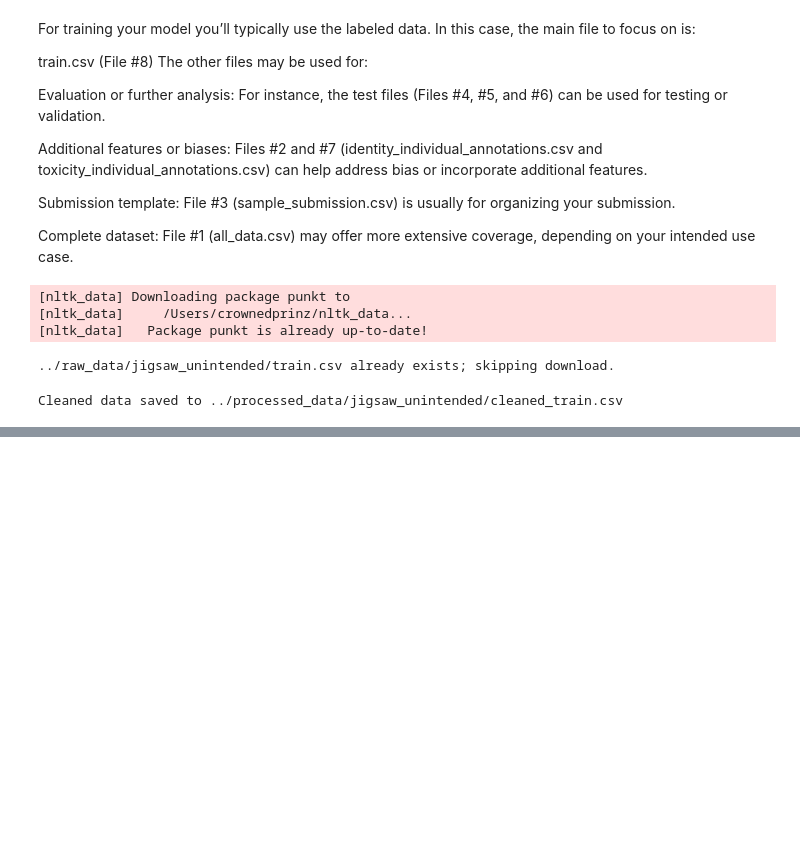
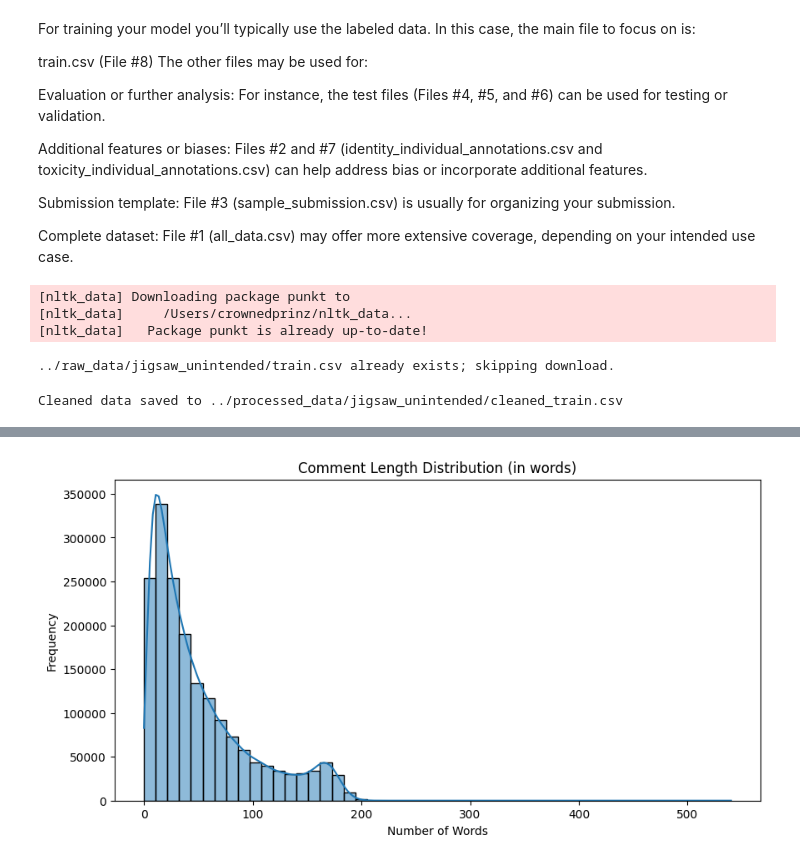
Before and after one commit to Crownedprinz/dual-stage-toxic-comment-detection-system, a Jupyter notebook: notebooks/jigsaw_unintended_bias.ipynb, the cells around one changed output, grey strips where cells are left out. Cells and saved outputs as stored; diff of their text form; code cells hidden in the pictures; blank space fills up the shorter version.

Commit message:
Performed EDA tasks - summarizing the target variable, exploring comment lengths, checking identity distribution, and visualizing data with word clouds.

```diff
--- a/notebooks/jigsaw_unintended_bias.ipynb
+++ b/notebooks/jigsaw_unintended_bias.ipynb
@@ -104,0 +116,91 @@ Cleaned data saved to ../processed_data/jigsaw_unintended/cleaned_train.csv
+# %%
+import os
+import pandas as pd
+import matplotlib.pyplot as plt
+import seaborn as sns
+from wordcloud import WordCloud, STOPWORDS
+
+# File path for cleaned data
+cleaned_train = os.path.join("../processed_data", "jigsaw_unintended", "cleaned_train.csv")
+
+# Load the cleaned dataset
+df = pd.read_csv(cleaned_train)
+
+# ===========================
+# 1. Summary Statistics
+# ===========================
+if 'toxicity' in df.columns:
+    print("Toxicity Summary Statistics:")
+    print(df['toxicity'].describe())
+
+    plt.figure(figsize=(8, 4))
+    df['toxicity'].value_counts().plot(kind='bar')
+    plt.title('Distribution of Toxicity')
+    plt.xlabel('Toxicity Label')
+    plt.ylabel('Count')
+    plt.show()
+
+# ===========================
+# 2. Comment Length Distribution
+# ===========================
+if 'comment_text' in df.columns:
+    # Compute word count for each comment# Compute word count for each comment, ensuring a string is used
+    df['word_count'] = df['comment_text'].fillna("").apply(lambda x: len(str(x).split()))
+    print(f"Average words per comment: {df['word_count'].mean():.2f}")
+
+    plt.figure(figsize=(10, 5))
+    sns.histplot(df['word_count'], bins=50, kde=True)
+    plt.title('Comment Length Distribution (in words)')
+    plt.xlabel('Number of Words')
+    plt.ylabel('Frequency')
+    plt.show()
+
+# ===========================
+# 3. Identity Attributes (if available)
+# ===========================
+# List any identity-related columns you expect to see in your dataset.
+identity_cols = ['male', 'female', 'christian', 'jewish', 'muslim']
+identity_cols = [col for col in identity_cols if col in df.columns]
+
+if identity_cols:
+    print("Identity Attributes (average values):")
+    print(df[identity_cols].mean())
+
+    plt.figure(figsize=(8, 4))
+    df[identity_cols].mean().plot(kind='bar')
+    plt.title('Average Identity Attributes')
+    plt.xlabel('Identity')
+    plt.ylabel('Average Score / Frequency')
+    plt.show()
+
+# ===========================
+# 4. Word Clouds for Toxic vs. Non-Toxic Comments
+# ===========================
+# Define a threshold to separate toxic from non-toxic comments.
+# Adjust the threshold based on your label encoding.
+if 'toxicity' in df.columns and 'comment_text' in df.columns:
+    toxic_comments = " ".join(df[df['toxicity'] > 0.5]['comment_text'].astype(str).tolist())
+    non_toxic_comments = " ".join(df[df['toxicity'] <= 0.5]['comment_text'].astype(str).tolist())
+
+    wordcloud_toxic = WordCloud(width=800, height=400,
+                                stopwords=set(STOPWORDS),
+                                background_color='white').generate(toxic_comments)
+
+    wordcloud_non_toxic = WordCloud(width=800, height=400,
+                                    stopwords=set(STOPWORDS),
+                                    background_color='white').generate(non_toxic_comments)
+
+    plt.figure(figsize=(16, 8))
+
+    plt.subplot(1, 2, 1)
+    plt.imshow(wordcloud_toxic, interpolation='bilinear')
+    plt.axis('off')
+    plt.title('Toxic Comments Word Cloud')
+
+    plt.subplot(1, 2, 2)
+    plt.imshow(wordcloud_non_toxic, interpolation='bilinear')
+    plt.axis('off')
+    plt.title('Non-Toxic Comments Word Cloud')
+
+    plt.show()
+# %% [output]
@@ -104,0 +208 @@ Cleaned data saved to ../processed_data/jigsaw_unintended/cleaned_train.csv
+[figure, added]
```
Also changed, not shown: parts of 2 cells of this notebook.
